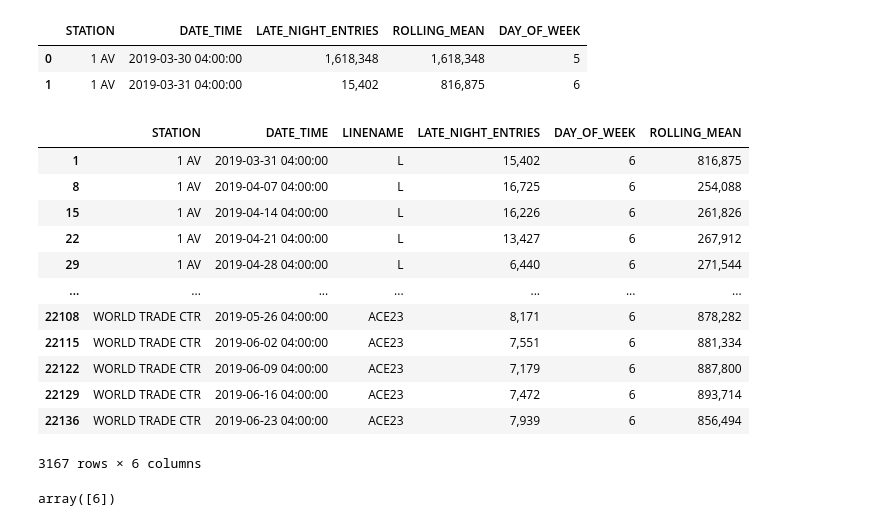
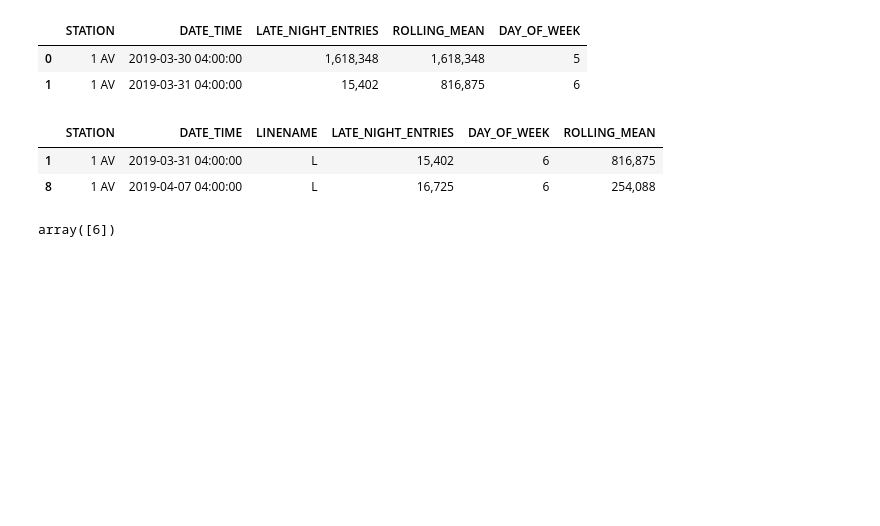
Before and after one commit to slp22/eda-project, a Jupyter notebook: EDA-project-code-sandra-paredes.ipynb, the cells around one changed output. Saved outputs shown, nothing was run; the diff lists cells and outputs as text; code cells hidden in the pictures; blank space fills up the shorter version.

```diff
--- a/EDA-project-code-sandra-paredes.ipynb
+++ b/EDA-project-code-sandra-paredes.ipynb
@@ -242,22 +233,12 @@ rolling_mean_df[['STATION','DATE_TIME','LATE_NIGHT_ENTRIES','ROLLING_MEAN','DAY_
 # %%
 # Mask selects the last day of each station's rolling mean; Sunday=6
 last_rolling_day_mask = (rolling_mean_df['DAY_OF_WEEK'] == 6)
 rolling_mean_df = rolling_mean_df[last_rolling_day_mask]
-rolling_mean_df
+rolling_mean_df.head(2)
 # %% [output]
 |  | STATION | DATE_TIME | LINENAME | LATE_NIGHT_ENTRIES | DAY_OF_WEEK | ROLLING_MEAN |
 | 1 | 1 AV | 2019-03-31 04:00:00 | L | 15,402 | 6 | 816,875 |
 | 8 | 1 AV | 2019-04-07 04:00:00 | L | 16,725 | 6 | 254,088 |
-| 15 | 1 AV | 2019-04-14 04:00:00 | L | 16,226 | 6 | 261,826 |
-| 22 | 1 AV | 2019-04-21 04:00:00 | L | 13,427 | 6 | 267,912 |
-| 29 | 1 AV | 2019-04-28 04:00:00 | L | 6,440 | 6 | 271,544 |
-| ... | ... | ... | ... | ... | ... | ... |
-| 22108 | WORLD TRADE CTR | 2019-05-26 04:00:00 | ACE23 | 8,171 | 6 | 878,282 |
-| 22115 | WORLD TRADE CTR | 2019-06-02 04:00:00 | ACE23 | 7,551 | 6 | 881,334 |
-| 22122 | WORLD TRADE CTR | 2019-06-09 04:00:00 | ACE23 | 7,179 | 6 | 887,800 |
-| 22129 | WORLD TRADE CTR | 2019-06-16 04:00:00 | ACE23 | 7,472 | 6 | 893,714 |
-| 22136 | WORLD TRADE CTR | 2019-06-23 04:00:00 | ACE23 | 7,939 | 6 | 856,494 |
-3167 rows × 6 columns
 # %%
 # Comfirm df only has Sunday
 rolling_mean_df.DAY_OF_WEEK.unique()
```
Also changed, not shown: parts of 7 cells of this notebook.
